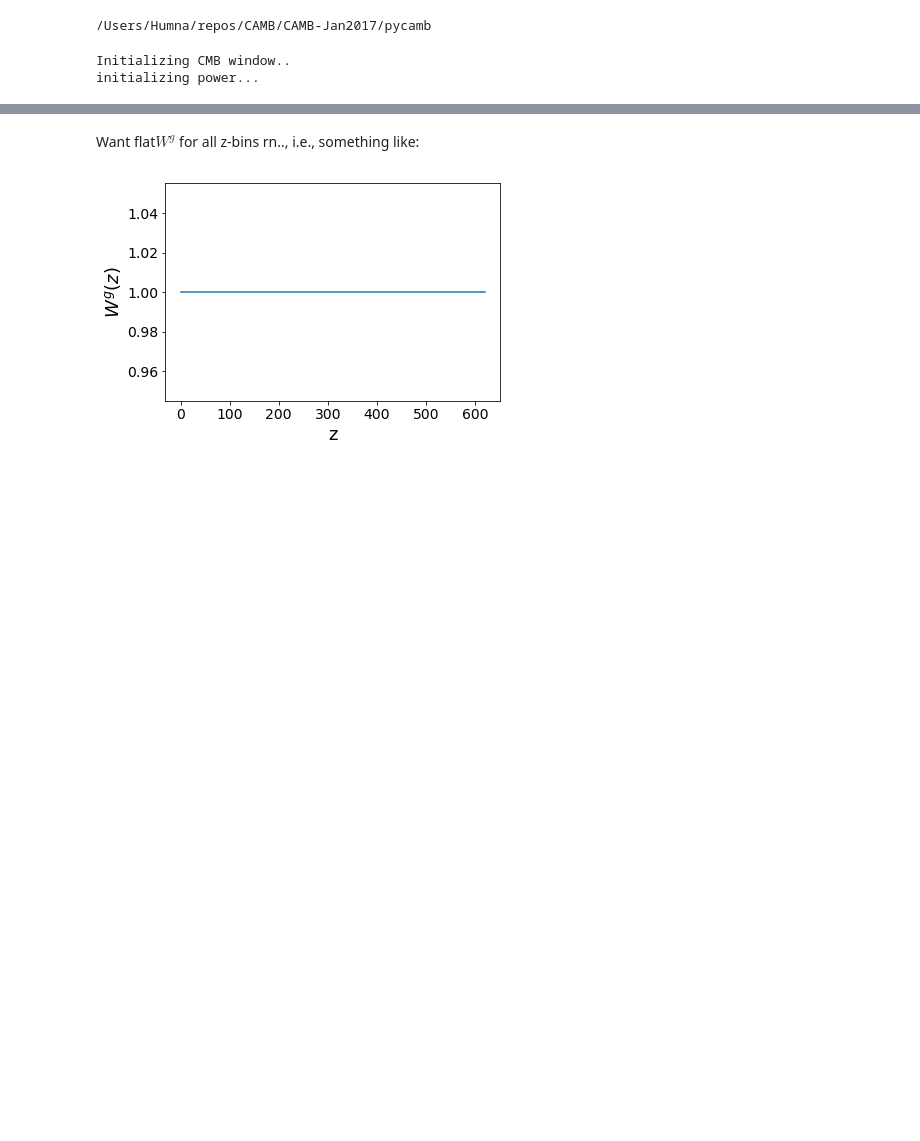
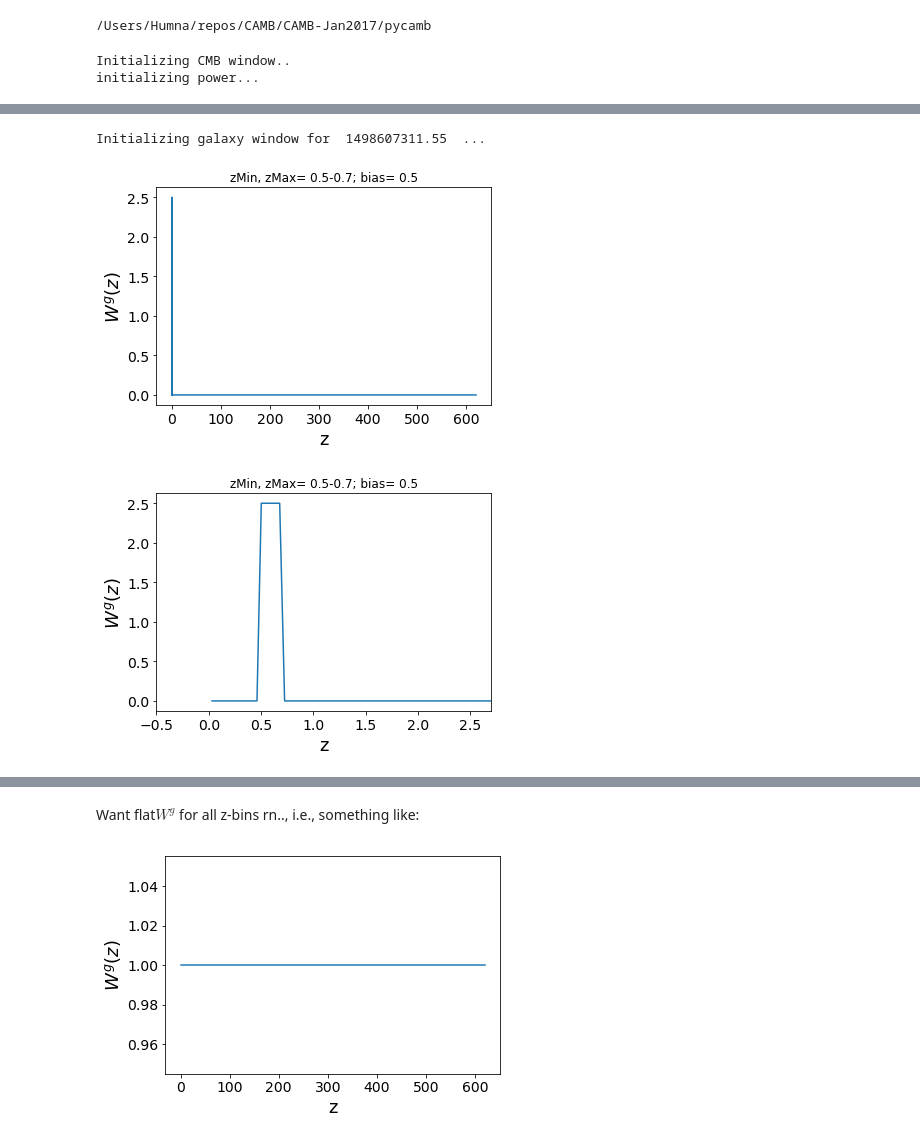
Before and after one commit to humnaawan/cmblxlss, a Jupyter notebook: notebooks/orphics - test windows.ipynb, the cells around one changed output, grey strips where cells are left out. Saved outputs shown, nothing was run; the diff lists cells and outputs as text; code cells hidden in the pictures; blank space fills up the shorter version.

```diff
--- a/notebooks/orphics - test windows.ipynb
+++ b/notebooks/orphics - test windows.ipynb
@@ -71,0 +77,7 @@ plot(zs, W_c, 'z', '$W^c(z)$')
+# %%
+zMin, zMax, bias= 0.5, 0.7, 0.5
+plotWg(zMin, zMax, bias)
+# %% [output]
+Initializing galaxy window for  1498607311.55  ...
+[figure, added]
+[figure, added]
```
Also changed, not shown: parts of 17 cells of this notebook.
